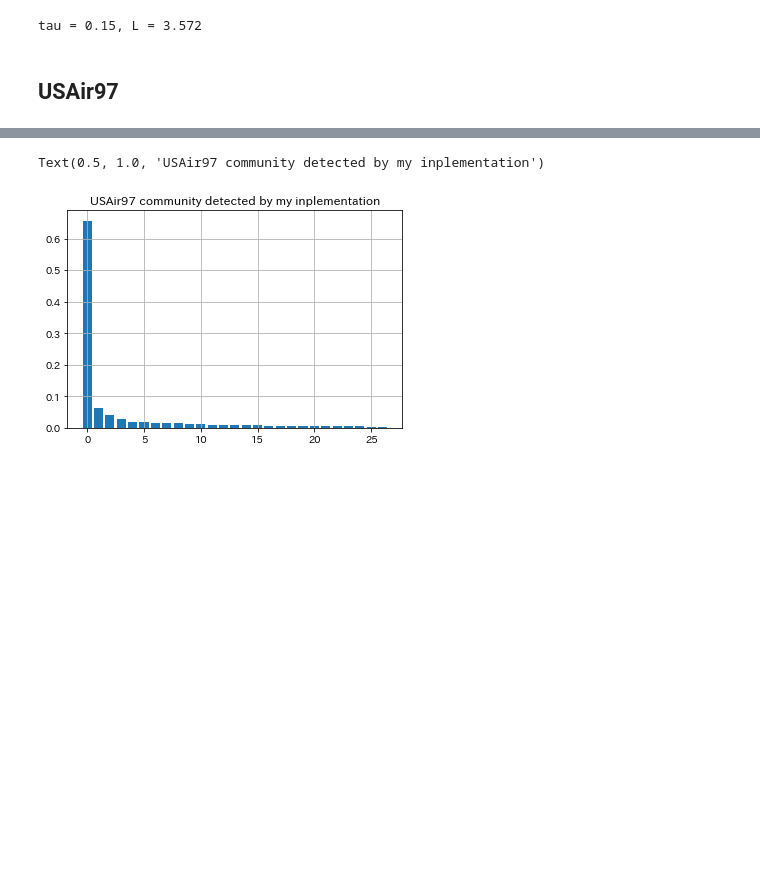
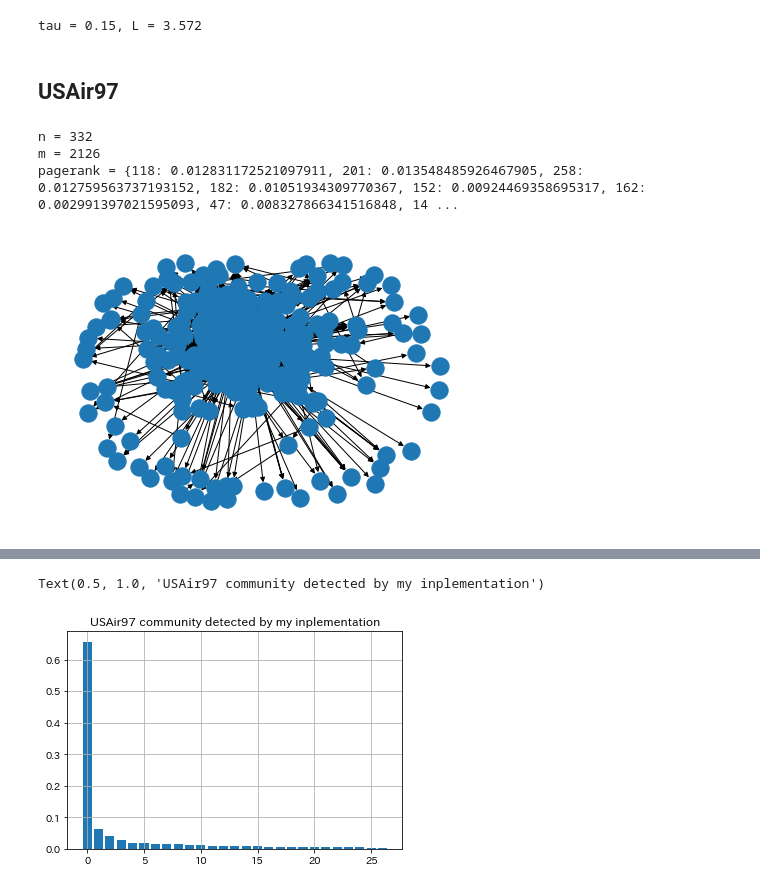
Before and after one commit to KeiNagayama/Infomap, a Jupyter notebook: draw_community.ipynb, the cells around one changed output, grey strips where cells are left out. Drawn from its saved outputs; the diff is of its cells as text; code cells hidden in the pictures; blank space fills up the shorter version.

```diff
--- a/draw_community.ipynb
+++ b/draw_community.ipynb
@@ -280,6 +280,24 @@ print(f"tau = {tau}, L = {im.codelength:.3f}")
 tau = 0.15, L = 3.572
 # %% [markdown]
 ## USAir97
+# %%
+path = 'graphs/USAir97_edges.txt'
+with open(path) as f:
+    Ew = [s.strip().split(' ') for s in f.readlines()]
+E_tup = [[int(e[0]), int(e[1]), float(e[2])] for e in Ew]
+
+G = nx.DiGraph()
+# G.add_weighted_edges_from([(0,1,3.0),(1,2,7.5)])
+G.add_weighted_edges_from(E_tup)
+print("n =", nx.number_of_nodes(G))
+print("m =", nx.number_of_edges(G))
+print('pagerank =', nx.pagerank(G))
+nx.draw(G)
+# %% [output]
+n = 332
+m = 2126
+pagerank = {118: 0.012831172521097911, 201: 0.013548485926467905, 258: 0.012759563737193152, 182: 0.01051934309770367, 152: 0.00924469358695317, 162: 0.002991397021595093, 47: 0.008327866341516848, 14 ...
+[figure, added]
 # %%
 path = 'graphs/USAir97_edges.txt'
 with open(path) as f:
```
Also changed, not shown: parts of 2 cells of this notebook, 1 other file.
